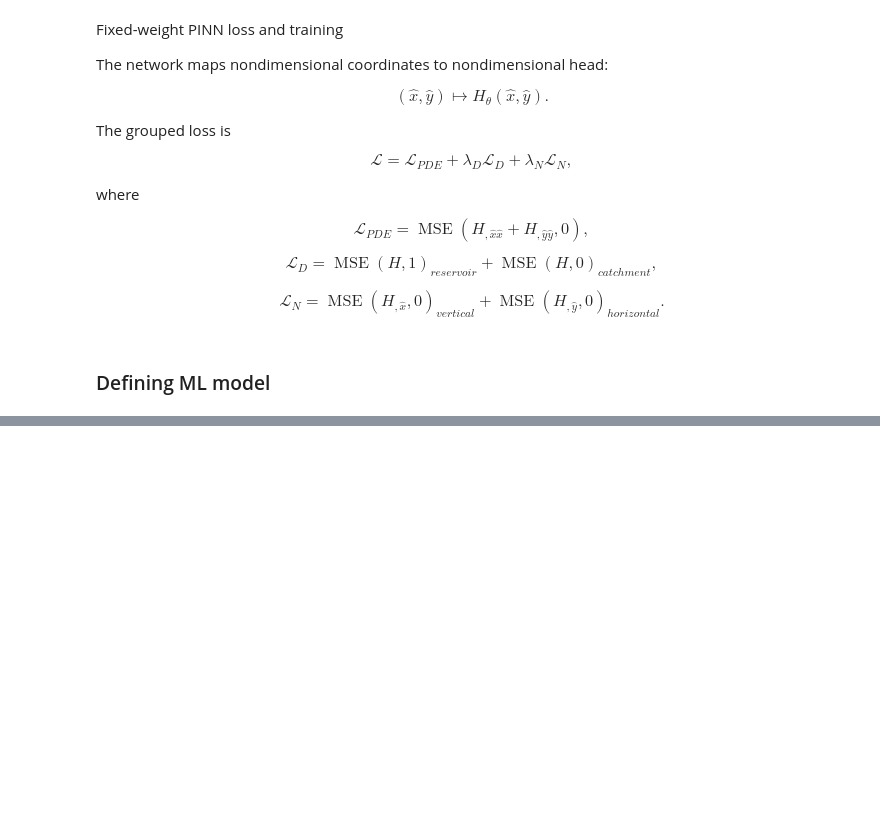
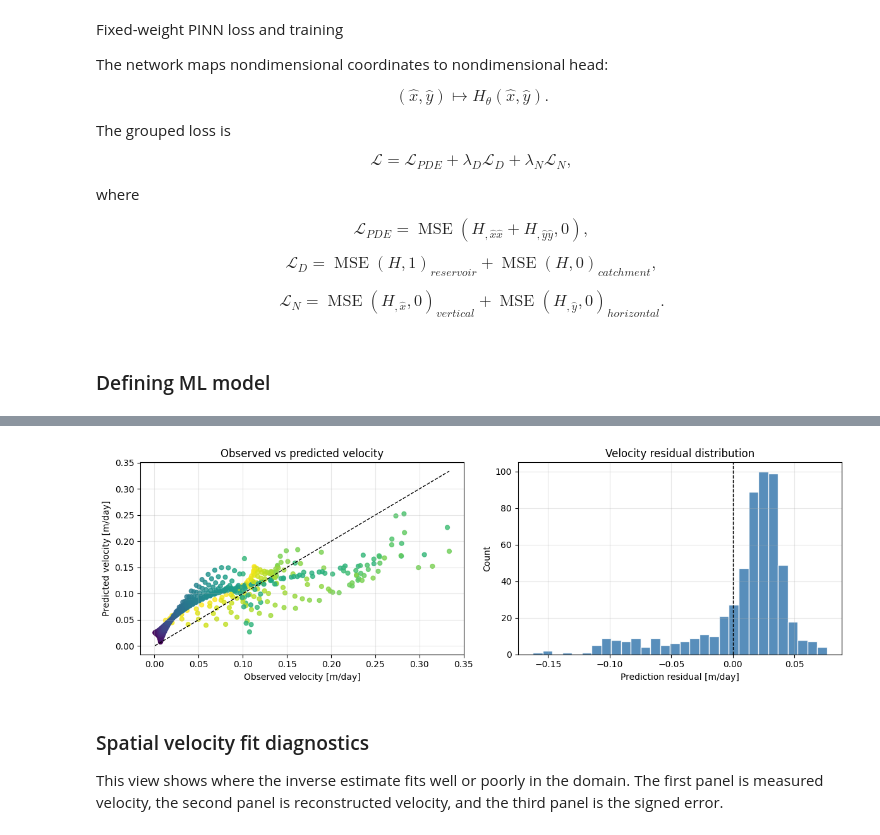
Before and after one commit to omarabdesslem/PIIM, a Jupyter notebook: Code/3. Backwards_PINN.ipynb, the cells around one changed output, grey strips where cells are left out. Cells and saved outputs as stored; diff of their text form; code cells hidden in the pictures; blank space fills up the shorter version.

```diff
--- a/Code/3. Backwards_PINN.ipynb
+++ b/Code/3. Backwards_PINN.ipynb
@@ -524,3 +509,17 @@ def calc_vel(h):
 # %%
-ds_v_loss = np.mean(v_ds - calc_vel(h_pred))
+# Darcy velocity magnitude is v = k * factor.
+head_model.eval()
+factor = velocity_factor_from_head(head_model, vel_xy_hat).detach().cpu().numpy()
+
+# Least-squares estimate for one scalar k: minimize mean((k * factor - vel_obs)^2).
+k_est = float(np.sum(factor * vel_obs) / np.sum(factor**2))
+vel_pred = k_est * factor
+
+# Report how well the estimated k reproduces the observed velocity magnitudes.
+velocity_rmse = float(np.sqrt(np.mean((vel_pred - vel_obs)**2)))
+velocity_mae = float(np.mean(np.abs(vel_pred - vel_obs)))
+
+print(f"Estimated hydraulic conductivity k = {k_est:.4e} m/day")
+print(f"Velocity RMSE = {velocity_rmse:.4e} m/day")
+print(f"Velocity MAE  = {velocity_mae:.4e} m/day")
 # %% [output]
@@ -527,0 +532,31 @@ NameError: name 'v_ds' is not defined
+# %%
+# Compare observed and reconstructed velocity magnitudes.
+fig, axes = plt.subplots(1, 2, figsize=(12, 4))
+
+obs = vel_obs.ravel()
+pred = vel_pred.ravel()
+residual = pred - obs
+vmin = min(obs.min(), pred.min())
+vmax = max(obs.max(), pred.max())
+
+axes[0].scatter(obs, pred, c=vel_xy[valid_vel, 0], cmap="viridis", s=24, alpha=0.8)
+axes[0].plot([vmin, vmax], [vmin, vmax], "k--", linewidth=1)
+axes[0].set_xlabel("Observed velocity [m/day]")
+axes[0].set_ylabel("Predicted velocity [m/day]")
+axes[0].set_title("Observed vs predicted velocity")
+axes[0].grid(True, alpha=0.3)
+
+axes[1].hist(residual, bins=30, color="steelblue", edgecolor="white", alpha=0.9)
+axes[1].axvline(0, color="black", linestyle="--", linewidth=1)
+axes[1].set_xlabel("Prediction residual [m/day]")
+axes[1].set_ylabel("Count")
+axes[1].set_title("Velocity residual distribution")
+axes[1].grid(True, alpha=0.3)
+
+plt.tight_layout()
+plt.show()
+# %% [output]
+[figure, added]
+# %% [markdown]
+### Spatial velocity fit diagnostics
+This view shows where the inverse estimate fits well or poorly in the domain. The first panel is measured velocity, the second panel is reconstructed velocity, and the third panel is the signed error.
```
Also changed, not shown: parts of 18 cells of this notebook.
